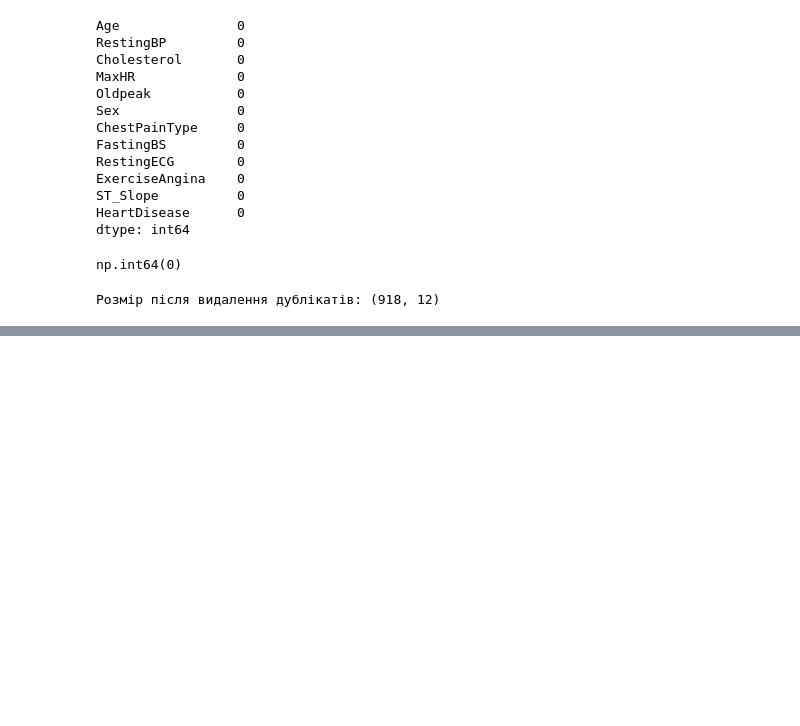
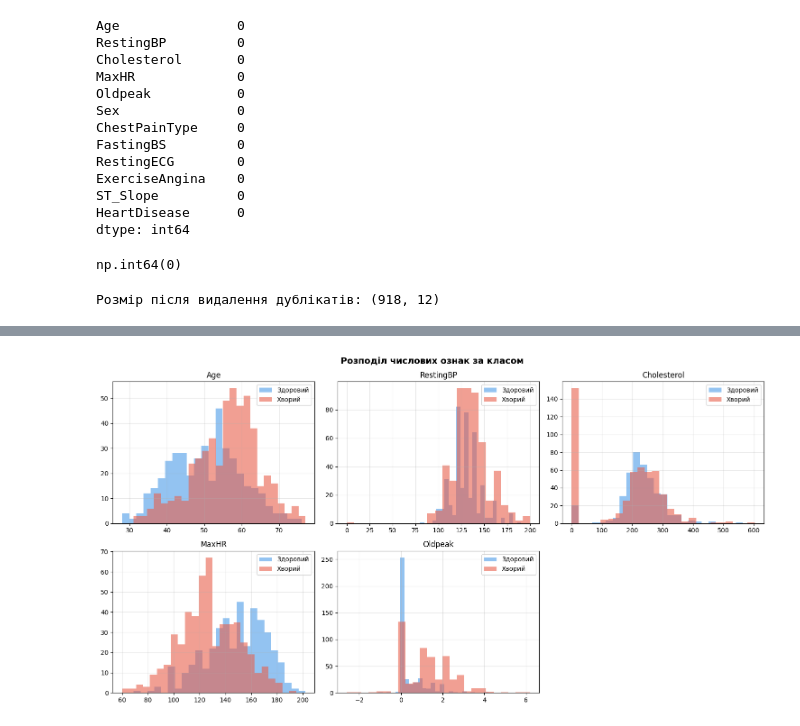
Before and after one commit to kyrylo-ly/ml, a Jupyter notebook: lab2.ipynb, the cells around one changed output, grey strips where cells are left out. Drawn from its saved outputs; the diff is of its cells as text; code cells hidden in the pictures; blank space fills up the shorter version.

```diff
--- a/lab2.ipynb
+++ b/lab2.ipynb
@@ -177,0 +109,18 @@ print(f'Розмірність вхідного вектора: {inputSize}')
+# %%
+numCols = ['Age', 'RestingBP', 'Cholesterol', 'MaxHR', 'Oldpeak']
+fig, axes = plt.subplots(2, 3, figsize=(15, 8))
+axes = axes.flatten()
+
+for i, col in enumerate(numCols):
+    axes[i].hist(df[df['HeartDisease'] == 0][col], bins=25, alpha=0.6, label='Здоровий', color='#4C9BE8')
+    axes[i].hist(df[df['HeartDisease'] == 1][col], bins=25, alpha=0.6, label='Хворий', color='#E8604C')
+    axes[i].set_title(col)
+    axes[i].legend()
+    axes[i].grid(True, alpha=0.3)
+
+fig.delaxes(axes[5])
+plt.suptitle('Розподіл числових ознак за класом', fontsize=14, fontweight='bold')
+plt.tight_layout()
+plt.show()
+# %% [output]
+[figure, added]
```
Also changed, not shown: parts of 24 cells of this notebook.
